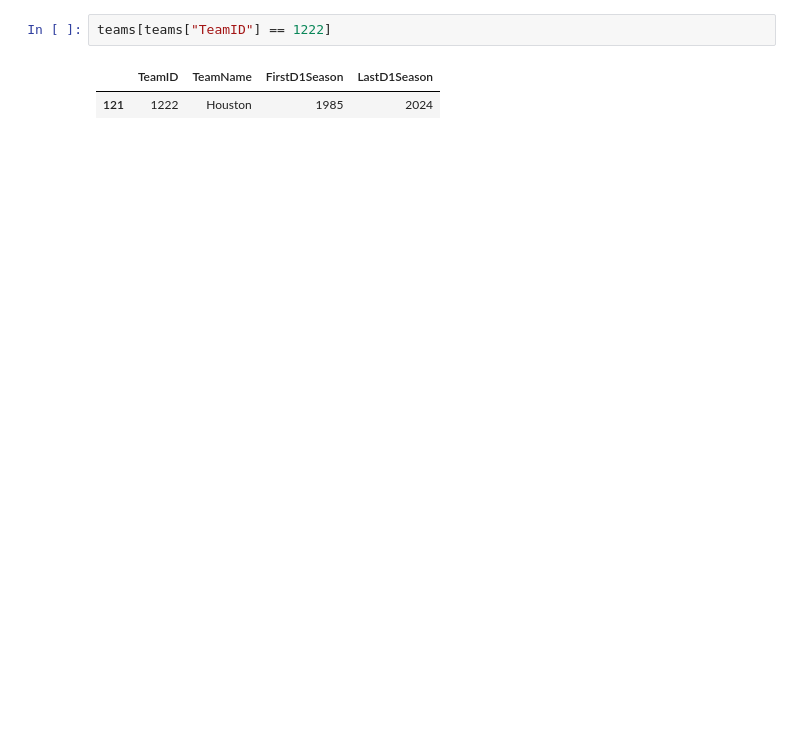
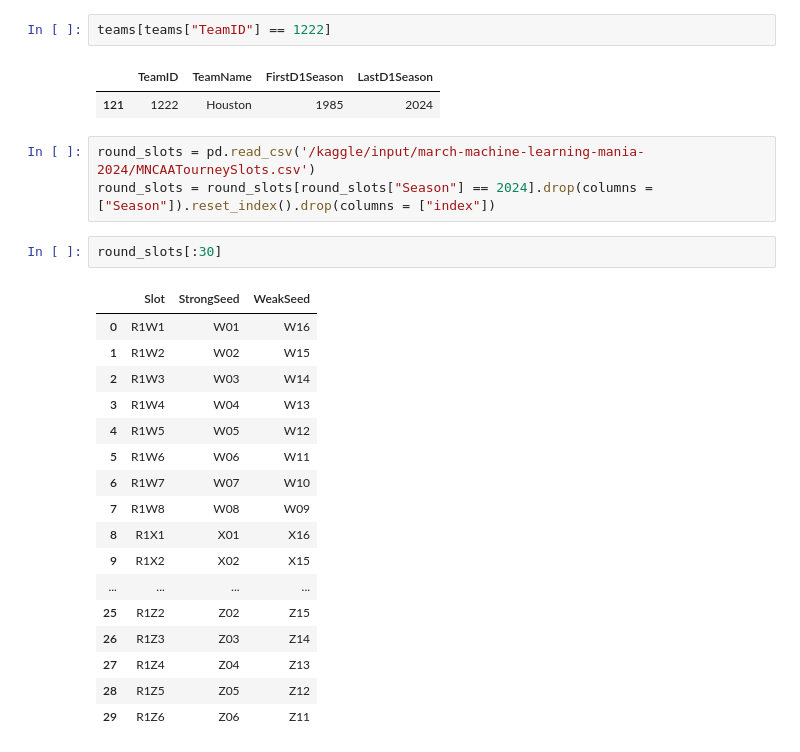
Before and after one commit to jacksonmlukas/marchmadness2024, a Jupyter notebook: neuralnetpredictor.ipynb, the cells around one changed output. Saved outputs shown, nothing was run; the diff lists cells and outputs as text; blank space fills up the shorter version.

Commit message:
Kaggle Notebook | NeuralNetPredictor | WORKING!

```diff
--- a/neuralnetpredictor.ipynb
+++ b/neuralnetpredictor.ipynb
@@ -674,3 +680,26 @@ teams[teams["TeamID"] == 1222]
 # %% [output]
 |  | TeamID | TeamName | FirstD1Season | LastD1Season |
 | 121 | 1222 | Houston | 1985 | 2024 |
+# %%
+round_slots = pd.read_csv('/kaggle/input/march-machine-learning-mania-2024/MNCAATourneySlots.csv')
+round_slots = round_slots[round_slots["Season"] == 2024].drop(columns = ["Season"]).reset_index().drop(columns = ["index"])
+# %%
+round_slots[:30]
+# %% [output]
+|  | Slot | StrongSeed | WeakSeed |
+| 0 | R1W1 | W01 | W16 |
+| 1 | R1W2 | W02 | W15 |
+| 2 | R1W3 | W03 | W14 |
+| 3 | R1W4 | W04 | W13 |
+| 4 | R1W5 | W05 | W12 |
+| 5 | R1W6 | W06 | W11 |
+| 6 | R1W7 | W07 | W10 |
+| 7 | R1W8 | W08 | W09 |
+| 8 | R1X1 | X01 | X16 |
+| 9 | R1X2 | X02 | X15 |
+| ... | ... | ... | ... |
+| 25 | R1Z2 | Z02 | Z15 |
+| 26 | R1Z3 | Z03 | Z14 |
+| 27 | R1Z4 | Z04 | Z13 |
+| 28 | R1Z5 | Z05 | Z12 |
+| 29 | R1Z6 | Z06 | Z11 |
```
Also changed, not shown: parts of 7 cells of this notebook.
